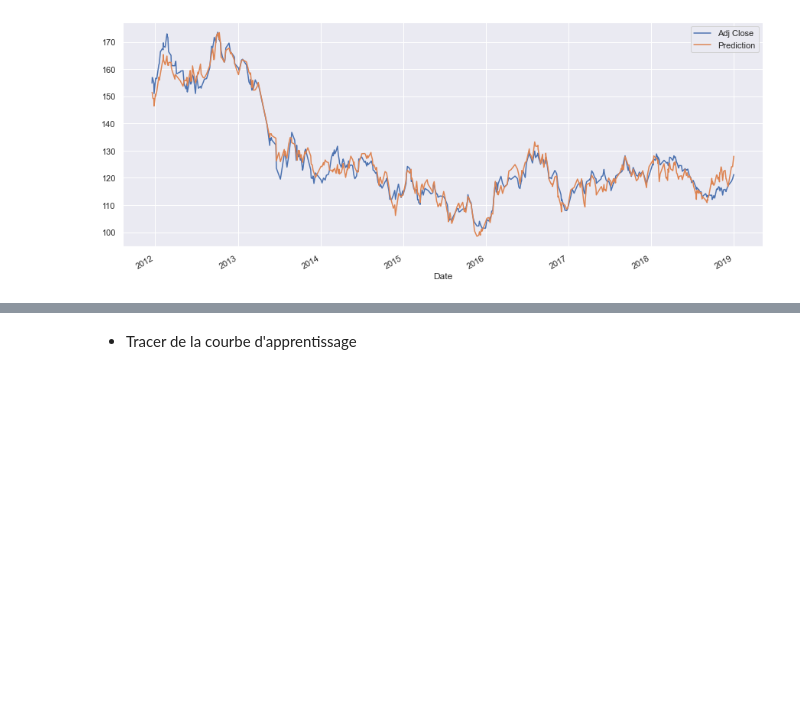
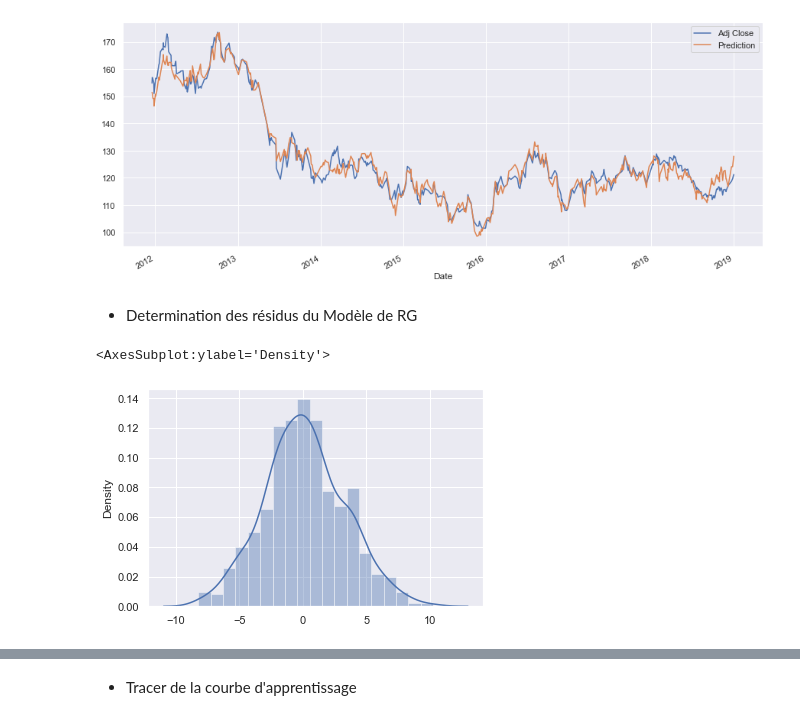
Before and after one commit to kevinDlan/gold_adj_close_predict_notebook, a Jupyter notebook: model_without_date.ipynb, the cells around one changed output, grey strips where cells are left out. Cells and saved outputs as stored; diff of their text form; code cells hidden in the pictures; blank space fills up the shorter version.

```diff
--- a/model_without_date.ipynb
+++ b/model_without_date.ipynb
@@ -148,6 +148,7 @@ Le score du modèle sur le jeu de test 0.9661674658245912
 * Tracer du Graphe des prédictions et des valeurs réels
 # %%
 y_pred = model.predict(X_test)
+pred = y_pred
 # %%
 y_pred =list(y_pred)
 # %%
@@ -163,3 +164,13 @@ plt.legend()
 plt.show()
 # %% [output]
 [figure]
+# %% [markdown]
+- Determination des résidus du Modèle de RG
+# %%
+test = y_test.tolist()
+R = test - pred
+# %%
+sns.distplot(R)
+# %% [output]
+<AxesSubplot:ylabel='Density'>
+[figure, added]
```
Also changed, not shown: parts of 3 cells of this notebook.
